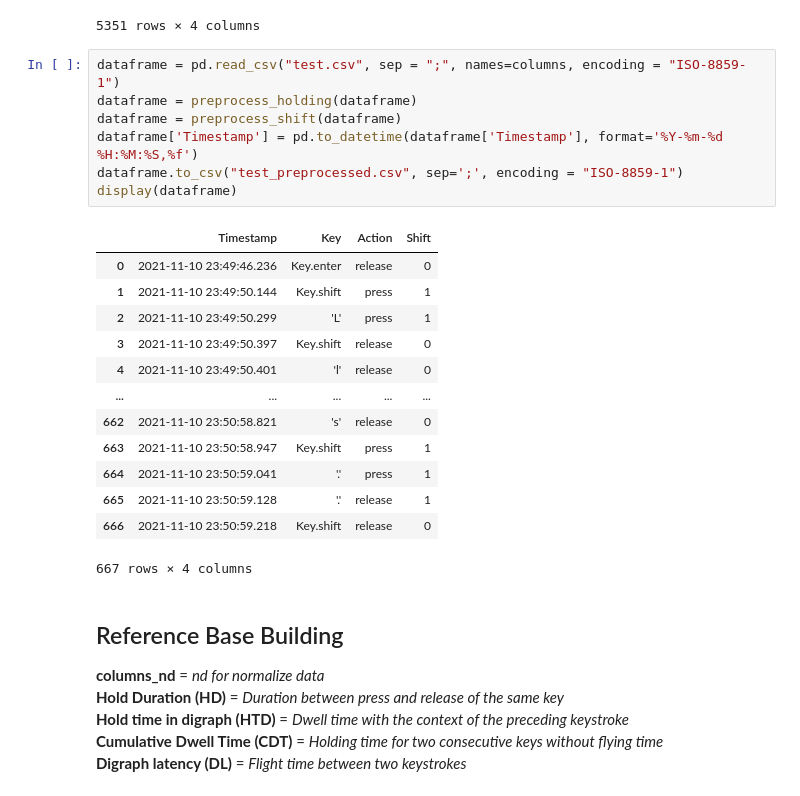
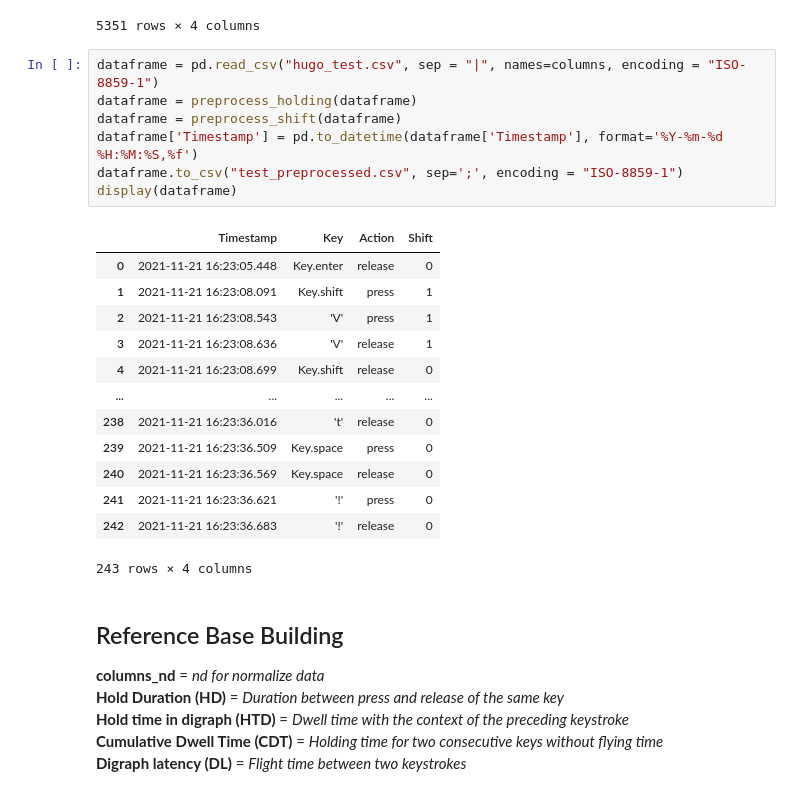
Before and after one commit to Belzerion/OT2, a Jupyter notebook: Preprocessing.ipynb, the cells around one changed output. Saved outputs shown, nothing was run; the diff lists cells and outputs as text.

```diff
--- a/Preprocessing.ipynb
+++ b/Preprocessing.ipynb
@@ -159,26 +160,26 @@ for user in range(len(user_list)):
 | 5350 | 2021-11-20 14:35:24.648 | Key.shift | release | 0 |
 5351 rows × 4 columns
 # %%
-dataframe = pd.read_csv("test.csv", sep = ";", names=columns, encoding = "ISO-8859-1")
+dataframe = pd.read_csv("hugo_test.csv", sep = "|", names=columns, encoding = "ISO-8859-1")
 dataframe = preprocess_holding(dataframe)
 dataframe = preprocess_shift(dataframe)
 dataframe['Timestamp'] = pd.to_datetime(dataframe['Timestamp'], format='%Y-%m-%d %H:%M:%S,%f')
 dataframe.to_csv("test_preprocessed.csv", sep=';', encoding = "ISO-8859-1")
 display(dataframe)
 # %% [output]
 |  | Timestamp | Key | Action | Shift |
-| 0 | 2021-11-10 23:49:46.236 | Key.enter | release | 0 |
-| 1 | 2021-11-10 23:49:50.144 | Key.shift | press | 1 |
-| 2 | 2021-11-10 23:49:50.299 | 'L' | press | 1 |
-| 3 | 2021-11-10 23:49:50.397 | Key.shift | release | 0 |
-| 4 | 2021-11-10 23:49:50.401 | 'l' | release | 0 |
+| 0 | 2021-11-21 16:23:05.448 | Key.enter | release | 0 |
+| 1 | 2021-11-21 16:23:08.091 | Key.shift | press | 1 |
+| 2 | 2021-11-21 16:23:08.543 | 'V' | press | 1 |
+| 3 | 2021-11-21 16:23:08.636 | 'V' | release | 1 |
+| 4 | 2021-11-21 16:23:08.699 | Key.shift | release | 0 |
 | ... | ... | ... | ... | ... |
-| 662 | 2021-11-10 23:50:58.821 | 's' | release | 0 |
-| 663 | 2021-11-10 23:50:58.947 | Key.shift | press | 1 |
-| 664 | 2021-11-10 23:50:59.041 | '.' | press | 1 |
-| 665 | 2021-11-10 23:50:59.128 | '.' | release | 1 |
-| 666 | 2021-11-10 23:50:59.218 | Key.shift | release | 0 |
+| 238 | 2021-11-21 16:23:36.016 | 't' | release | 0 |
+| 239 | 2021-11-21 16:23:36.509 | Key.space | press | 0 |
+| 240 | 2021-11-21 16:23:36.569 | Key.space | release | 0 |
+| 241 | 2021-11-21 16:23:36.621 | '!' | press | 0 |
+| 242 | 2021-11-21 16:23:36.683 | '!' | release | 0 |
-667 rows × 4 columns
+243 rows × 4 columns
 # %% [markdown]
 ## Reference Base Building
 
```
Also changed, not shown: parts of 6 cells of this notebook.
